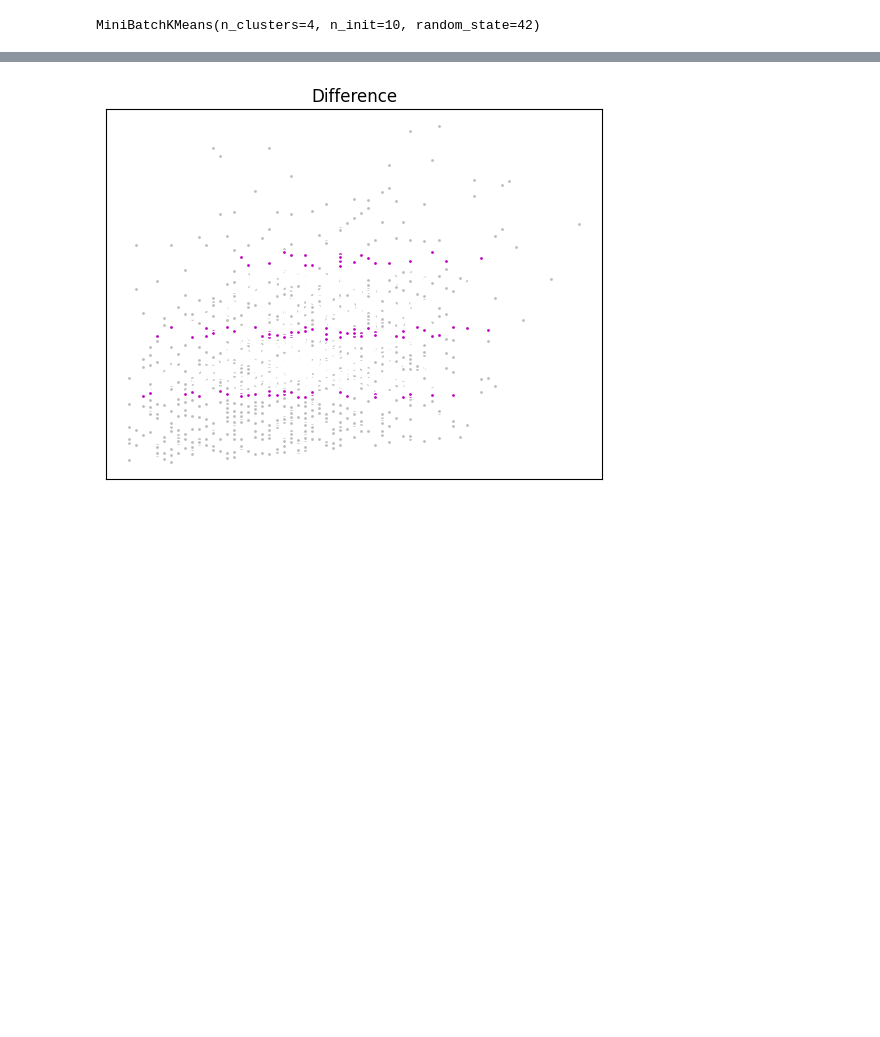
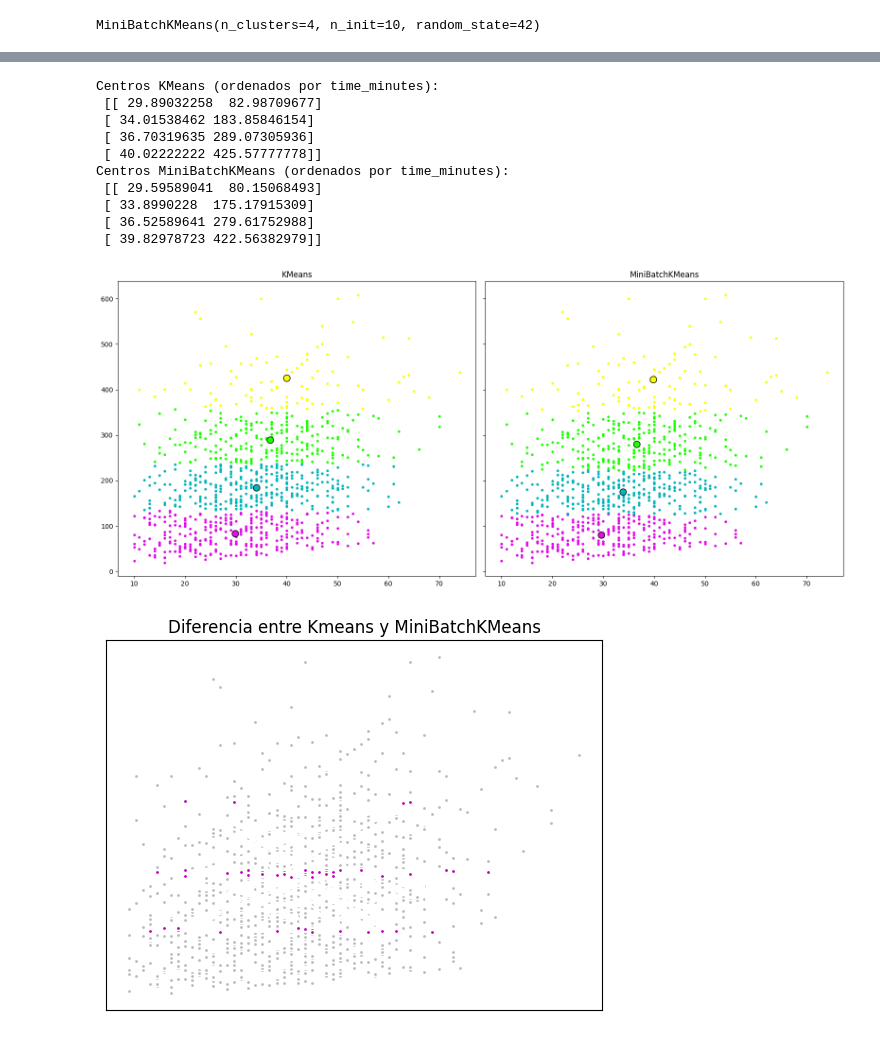
Before and after one commit to celiia0101/TFM-Aplicacion, a Jupyter notebook: src/API/src/data.ipynb, the cells around one changed output, grey strips where cells are left out. Saved outputs shown, nothing was run; the diff lists cells and outputs as text; code cells hidden in the pictures; blank space fills up the shorter version.

```diff
--- a/src/API/src/data.ipynb
+++ b/src/API/src/data.ipynb
@@ -500,15 +514,46 @@ Mapeo KMeans → MiniBatch: [0 2 1 3]
+# %%
+print("Centros KMeans (ordenados por time_minutes):\n", cluster_centers)
+print("Centros MiniBatchKMeans (ordenados por time_minutes):\n", mincluster_centers)
+
+colors = ["#DF0FE6", "#06B5B8", "#1EFF00", "#FBFF00"]
+fig, axes = plt.subplots(1, 2, figsize=(16, 7), sharex=True, sharey=True)
+
+for k, col in zip(range(4), colors):
+    axes[0].scatter(train.iloc[cluster_labels == k, 0], train.iloc[cluster_labels == k, 1], color=col, marker=".")
+    axes[0].scatter(cluster_centers[k, 0], cluster_centers[k, 1], color=col, edgecolor="k", s=100)
+axes[0].set_title("KMeans")
+
+for k, col in zip(range(4), colors):
+    axes[1].scatter(train.iloc[mincluster_labels == k, 0], train.iloc[mincluster_labels == k, 1], color=col, marker=".")
+    axes[1].scatter(mincluster_centers[k, 0], mincluster_centers[k, 1], color=col, edgecolor="k", s=100)
+axes[1].set_title("MiniBatchKMeans")
+
+plt.tight_layout()
+plt.show()
+# %% [output]
+Centros KMeans (ordenados por time_minutes):
+ [[ 29.89032258  82.98709677]
+ [ 34.01538462 183.85846154]
+ [ 36.70319635 289.07305936]
+ [ 40.02222222 425.57777778]]
+Centros MiniBatchKMeans (ordenados por time_minutes):
+ [[ 29.59589041  80.15068493]
+ [ 33.8990228  175.17915309]
+ [ 36.52589641 279.61752988]
+ [ 39.82978723 422.56382979]]
+[figure, added]
 # %%
-different = cluster_labels != remapped_mini_labels
+different = cluster_labels != mincluster_labels
 
 identical = np.logical_not(different)
 plt.plot(train.iloc[identical, 0], train.iloc[identical, 1], "w", markerfacecolor="#bbbbbb", marker=".")
 plt.plot(train.iloc[different, 0], train.iloc[different, 1], "w", markerfacecolor="m", marker=".")
-plt.title("Difference")
+plt.title("Diferencia entre Kmeans y MiniBatchKMeans")
 plt.xticks(())
 plt.yticks(())
 
 plt.show()
 # %% [output]
-[figure, old version]
+[figure, new version]
 # %%
 print("Centros KMeans (originales):")
```
Also changed, not shown: parts of 33 cells of this notebook, 44 other files.
